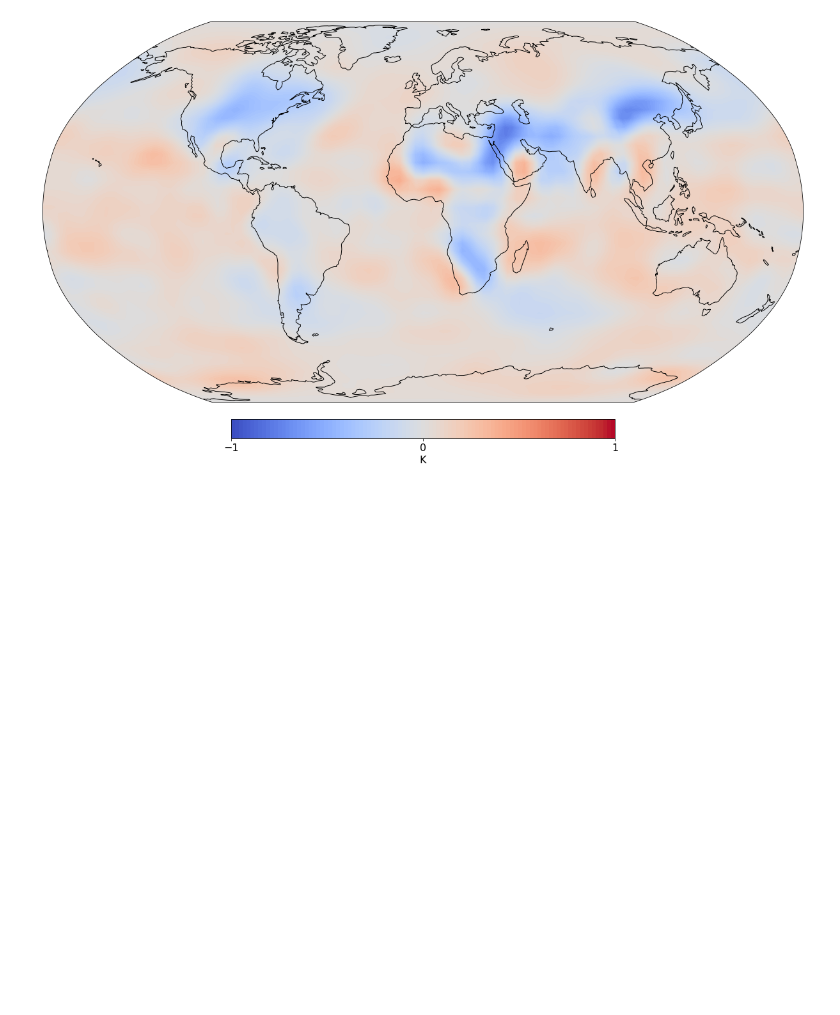
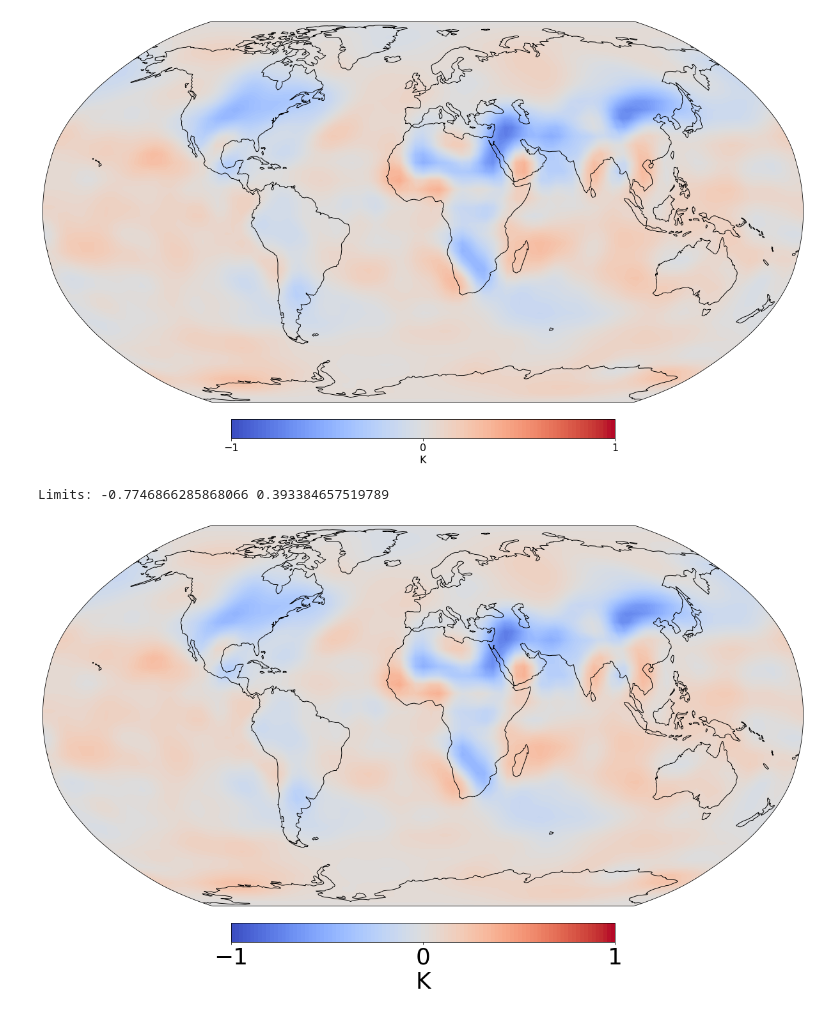
Before and after one commit to tomkimpson/speedy-1, a Jupyter notebook: jupyter_notebooks/paper/2a.Temperature_globalmap.ipynb, the cells around one changed output. Saved outputs shown, nothing was run; the diff lists cells and outputs as text; code cells hidden in the pictures; blank space fills up the shorter version.

Commit message:
update plots

```diff
--- a/jupyter_notebooks/paper/2a.Temperature_globalmap.ipynb
+++ b/jupyter_notebooks/paper/2a.Temperature_globalmap.ipynb
@@ -150,8 +150,8 @@ def RobinsonPlotDev(df,cmap,lower_limit, upper_limit,nlevs,savefig,show_cbar):
 
     if show_cbar:
         cb = fig.colorbar(contourf_,orientation="horizontal",ax=ax,fraction=0.046, pad=0.04,ticks=[-1, 0, 1])
-        cb.ax.tick_params(labelsize=16)
-        cb.set_label('K',fontsize=16)
+        cb.ax.tick_params(labelsize=36)
+        cb.set_label('K',fontsize=36)
     #tick_params(labelsize=font_size)
     ax.coastlines()
     if savefig is not None:
@@ -199,3 +199,8 @@ Limits: -0.12952734541835298 0.10758703506648715
 [figure]
 Limits: -0.7746866285868066 0.393384657519789
 [figure]
+# %%
+RobinsonPlotDev(subs10,plt.cm.coolwarm, lower_limit=-1, upper_limit=1, nlevs = 100,savefig='figures/MolMap10.png',show_cbar=True)
+# %% [output]
+Limits: -0.7746866285868066 0.393384657519789
+[figure, added]
```
Also changed, not shown: 8 other files.
